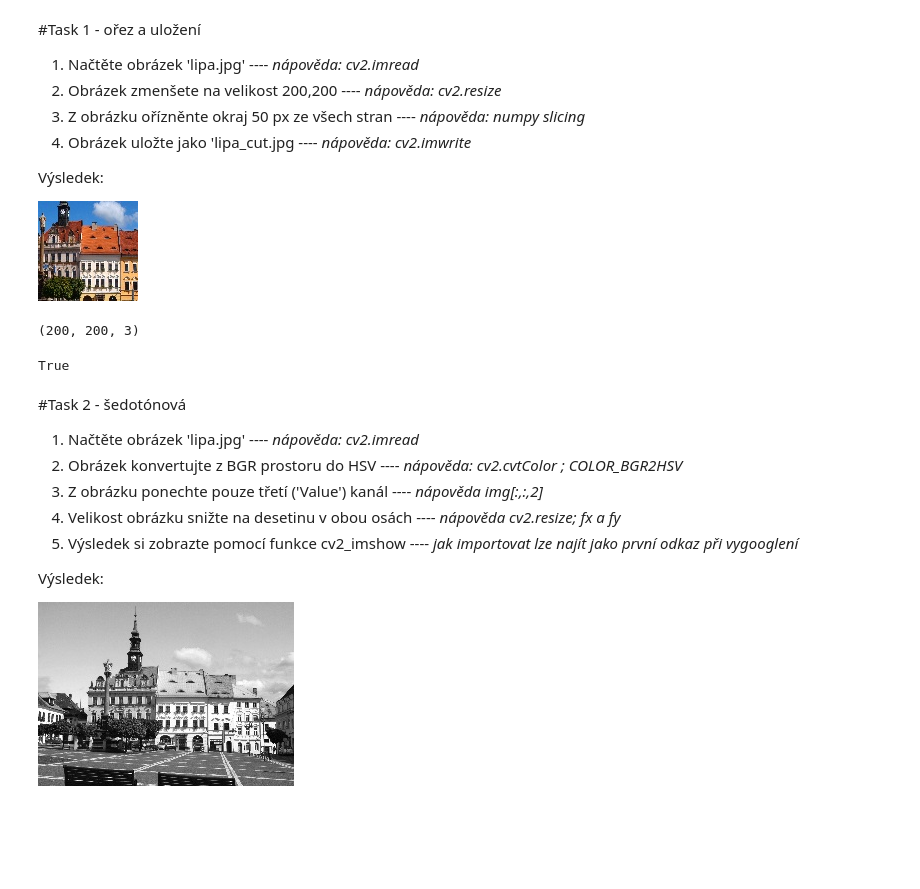
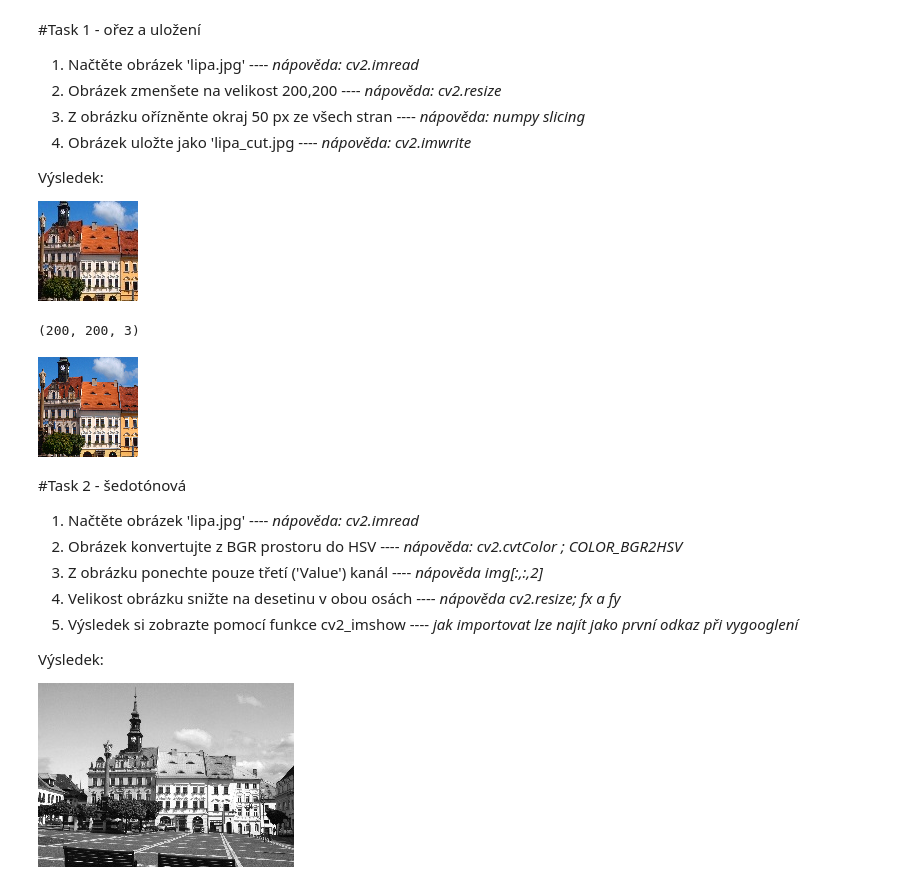
Before and after one commit to MarkovicMartin/GITCourse, a Jupyter notebook: Image_processing_tasks_student.ipynb, the cells around one changed output. Cells and saved outputs as stored; diff of their text form; code cells hidden in the pictures; blank space fills up the shorter version.

Commit message:
Vytvořeno pomocí služby Colaboratory

```diff
--- a/Image_processing_tasks_student.ipynb
+++ b/Image_processing_tasks_student.ipynb
@@ -39,15 +39,18 @@ Výsledek:
 # %%
 #TASK 1
 import cv2
 import numpy as np
+from google.colab.patches import cv2_imshow
+
 img = cv2.imread('lipa.jpg')
 img = cv2.resize(img, (200,200)).astype(np.float32)
 print(img.shape)
 img_cut = img [50:-50,50:-50]
 cv2.imwrite("lipa_cut.jpg",img_cut)
+cv2_imshow(img_cut)
 # %% [output]
 (200, 200, 3)
-True
+[figure, added]
 # %% [markdown]
 #Task 2 - šedotónová
 
```
Also changed, not shown: parts of 2 cells of this notebook.
